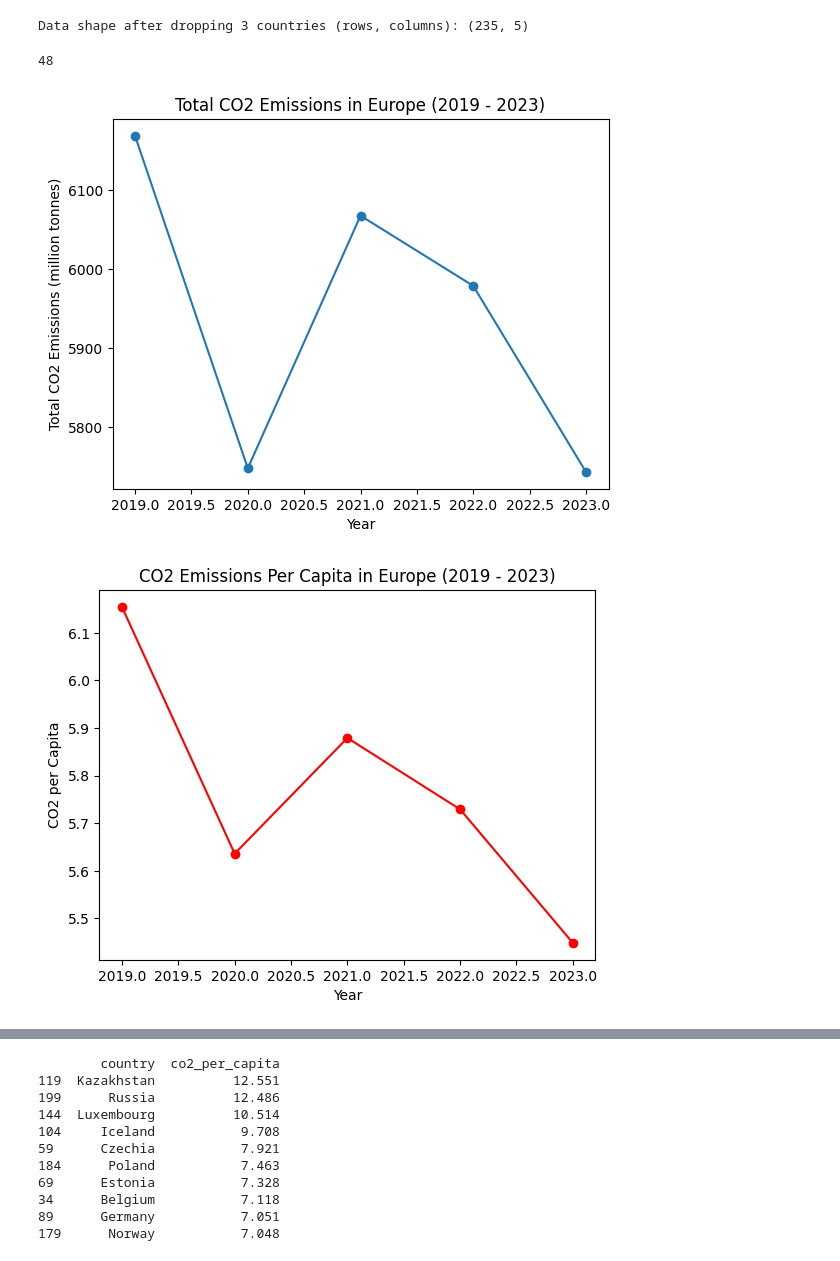
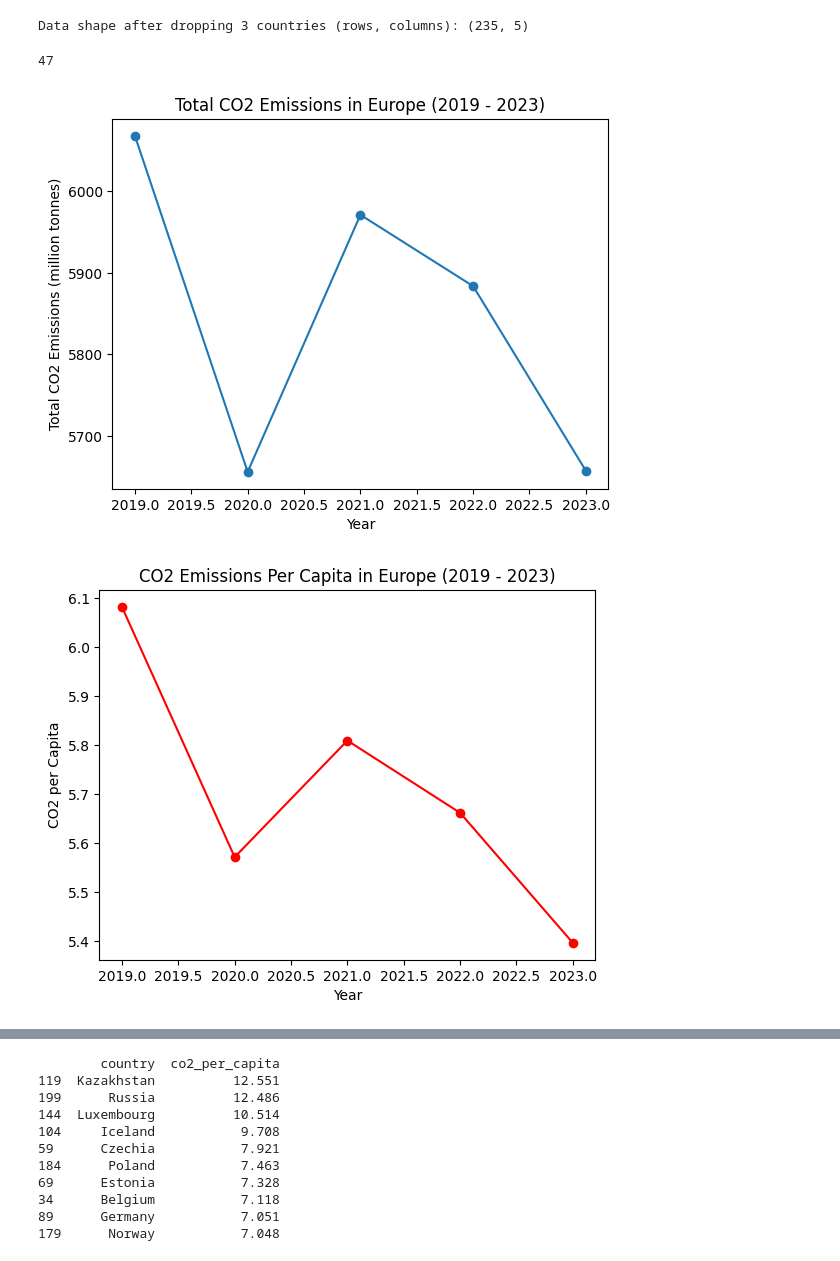
Before and after one commit to mircog991/green-index, a Jupyter notebook: analysis/co2data-analysis.ipynb, the cells around one changed output, grey strips where cells are left out. Saved outputs shown, nothing was run; the diff lists cells and outputs as text; code cells hidden in the pictures.

```diff
--- a/analysis/co2data-analysis.ipynb
+++ b/analysis/co2data-analysis.ipynb
@@ -99,8 +97,8 @@ Rows with null 'co2':
 # Drop rows for Monaco, San Marino, Vatican
 countries_to_drop = ['Monaco', 'San Marino', 'Vatican']
 
-filtered_df = filtered_df[~filtered_df['country'].isin(countries_to_drop)]
-filtered_df.tail()
+filtered_df_w_dropped_countries = filtered_df[~filtered_df['country'].isin(countries_to_drop)]
+filtered_df_w_dropped_countries.tail()
 # %% [output]
 |  | country | year | population | co2 | co2_per_capita |
 | 240 | United Kingdom | 2019 | 67110958.0 | 364.753 | 5.435 |
@@ -113,33 +111,33 @@ print(f'Data shape after dropping 3 countries (rows, columns): {filtered_df.shap
 # %% [output]
 Data shape after dropping 3 countries (rows, columns): (235, 5)
 # %%
-unique_values_count = filtered_df['country'].nunique()
-unique_values_count = filtered_df['country'].nunique()
+unique_values_count = filtered_df_w_dropped_countries['country'].nunique()
+unique_values_count = filtered_df_w_dropped_countries['country'].nunique()
 print(f'{unique_values_count}')
 # %% [output]
-48
+47
 # %%
 # TREND ANALYSIS OVER TIME - TOTAL CO2 EMISSIONS OVER THE YEARS
 
-yearly_co2 = filtered_df.groupby('year')['co2'].sum()
+yearly_co2 = filtered_df_w_dropped_countries.groupby('year')['co2'].sum()
 plt.plot(yearly_co2.index, yearly_co2.values, marker='o')
 plt.title('Total CO2 Emissions in Europe (2019 - 2023)')
 plt.xlabel('Year')
 plt.ylabel('Total CO2 Emissions (million tonnes)')
 plt.show()
 # %% [output]
-[figure, old version]
+[figure, new version]
 # %%
 # TREND ANALYSIS OVER TIME - CO2 EMISSIONS PER CAPITA THE YEARS
 
-yearly_co2_per_capita = filtered_df.groupby('year')['co2_per_capita'].mean()
+yearly_co2_per_capita = filtered_df_w_dropped_countries.groupby('year')['co2_per_capita'].mean()
 plt.plot(yearly_co2_per_capita.index, yearly_co2_per_capita.values, marker='o', color='red')
 plt.title('CO2 Emissions Per Capita in Europe (2019 - 2023)')
 plt.xlabel('Year')
 plt.ylabel('CO2 per Capita')
 plt.show()
 # %% [output]
-[figure, old version]
+[figure, new version]
 # %%
 # TOP CO2 EMISSIONS IN 2023
 
```
Also changed, not shown: parts of 10 cells of this notebook, 5 other files.
